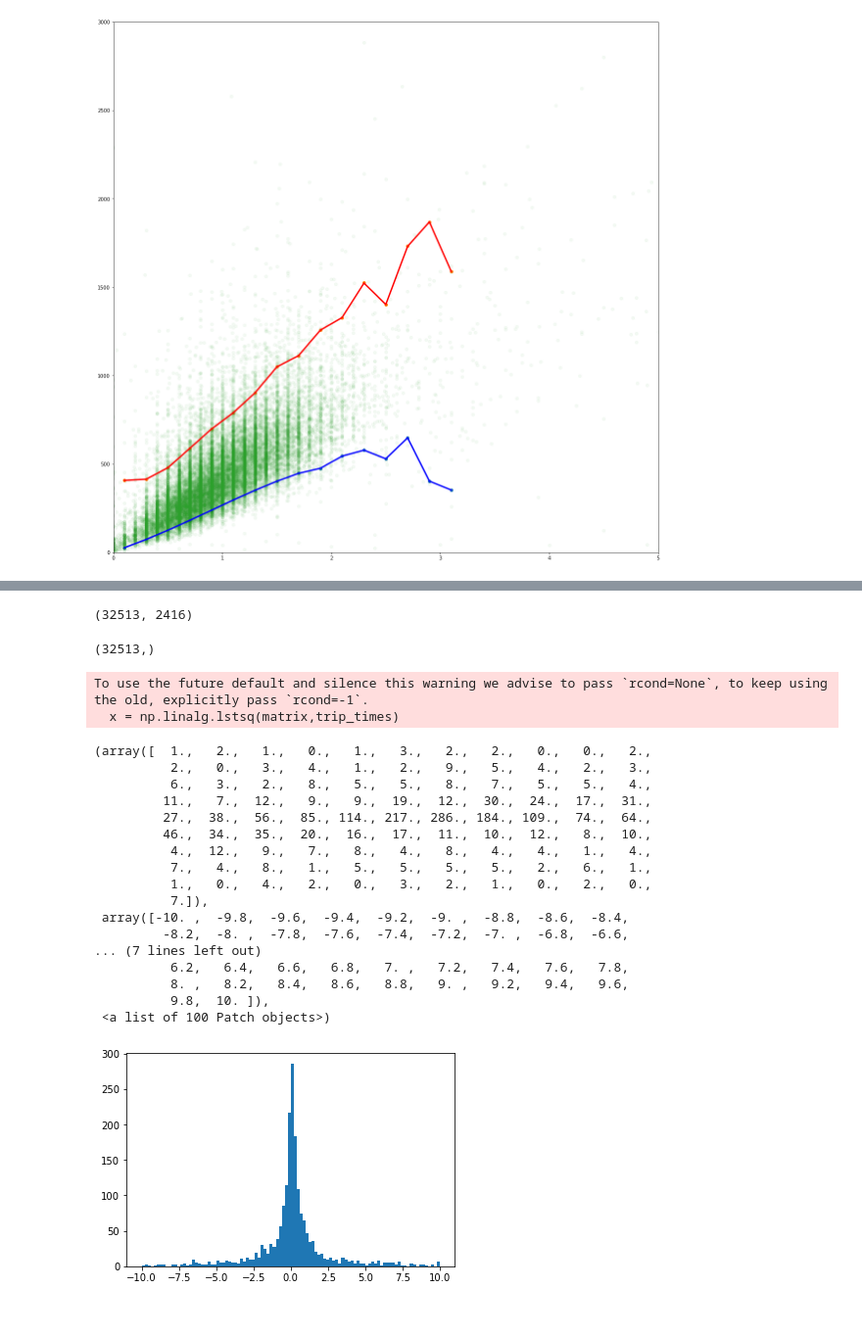
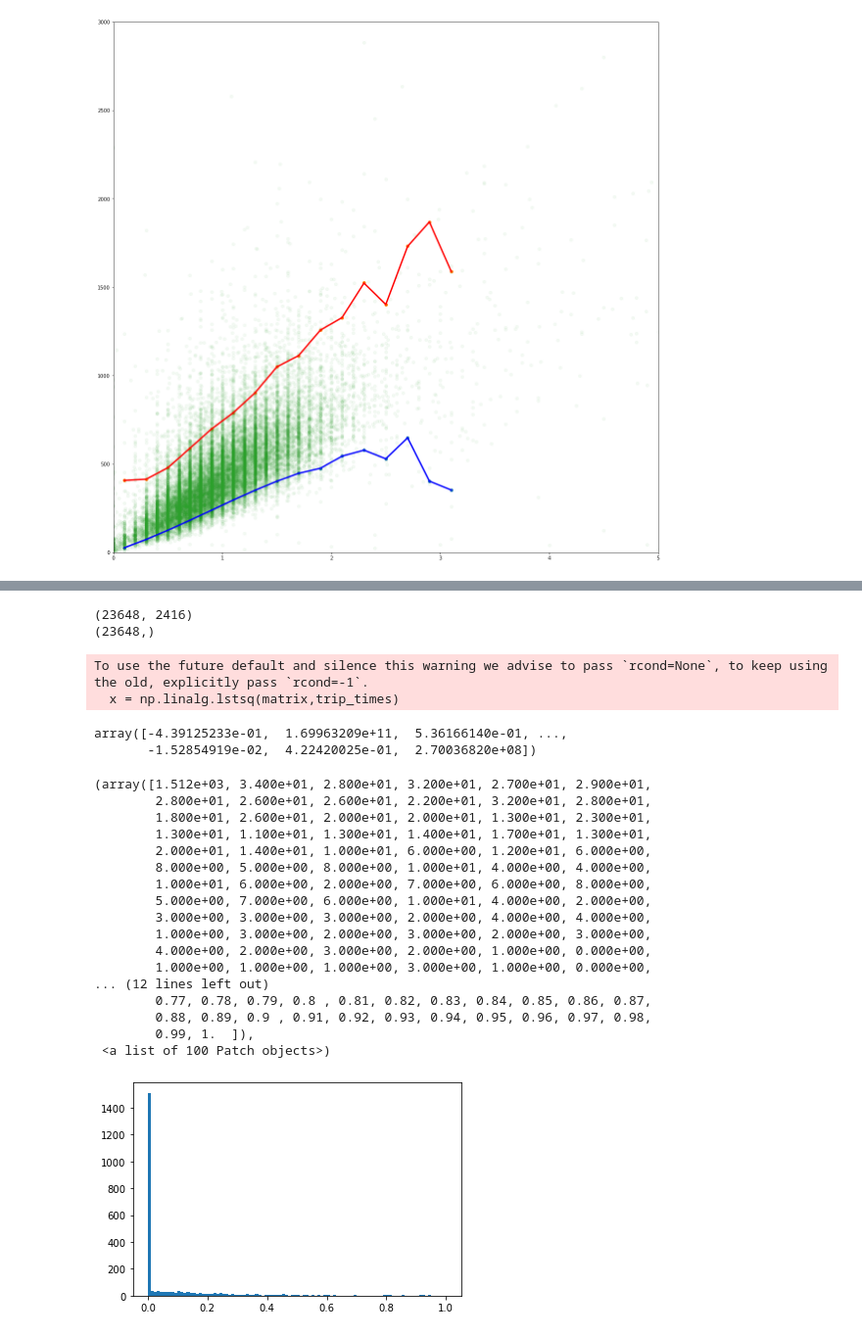
Before and after one commit to ttaylorok/nyc_taxis, a Jupyter notebook: create_network.ipynb, the cells around one changed output, grey strips where cells are left out. Shown at 98% size. Drawn from its saved outputs; the diff is of its cells as text; code cells hidden in the pictures.

```diff
--- a/create_network.ipynb
+++ b/create_network.ipynb
@@ -470,0 +420,3 @@ plt.ylim(0, 3000)
+# %%
+taxis_filt['dist_error'] = (taxis_filt['trip_distance'] - taxis_filt['path_distance_mi']).abs()
+taxis_filt2 = taxis_filt[taxis_filt['dist_error'] < 0.4]
@@ -471,36 +432,57 @@ plt.ylim(0, 3000)
+# %%
+trips = taxis_filt2.index
+matrix = np.zeros([len(trips), num_segments])
+for i in trips:
+    path_str = taxis_filt2.loc[i,'path'][1:-1].split(', ')
+    path = [int(i) for i in path_str]
+    mlocs = to_linear(path)
+    matrix[i] = mlocs
+    #break
+# print(path)
+# print(path_str)
+#list(mlocs)
+mlocs1 = np.argwhere(mlocs > 0).flatten()
+#print(path)
+lion_filt[lion_filt['m_id'].isin(mlocs1)]
 # %%
-trip_times = taxis_clipped['trip_time'].to_numpy()
+trip_times = taxis_filt2['trip_time']
-# %%
-matrix.shape
-# %% [output]
-(32513, 2416)
-# %%
-trip_times.shape
-# %% [output]
-(32513,)
+# %%
+print(matrix.shape)
+print(trip_times.shape)
+# %% [output]
+(23648, 2416)
+(23648,)
 # %%
 x = np.linalg.lstsq(matrix,trip_times)
 # %% [output]
 To use the future default and silence this warning we advise to pass `rcond=None`, to keep using the old, explicitly pass `rcond=-1`.
   x = np.linalg.lstsq(matrix,trip_times)
+# %%
+x[0]
+# %% [output]
+array([-4.39125233e-01,  1.69963209e+11,  5.36166140e-01, ...,
+       -1.52854919e-02,  4.22420025e-01,  2.70036820e+08])
+# %%
+from scipy.optimize import nnls
+x2 = nnls(matrix, trip_times)
 # %%
-plt.hist(x[0], bins = 100, range=[-10,10])
+plt.hist(x2[0], bins = 100, range=[0,1])
 # %% [output]
-(array([  1.,   2.,   1.,   0.,   1.,   3.,   2.,   2.,   0.,   0.,   2.,
-          2.,   0.,   3.,   4.,   1.,   2.,   9.,   5.,   4.,   2.,   3.,
-          6.,   3.,   2.,   8.,   5.,   5.,   8.,   7.,   5.,   5.,   4.,
-         11.,   7.,  12.,   9.,   9.,  19.,  12.,  30.,  24.,  17.,  31.,
-         27.,  38.,  56.,  85., 114., 217., 286., 184., 109.,  74.,  64.,
-         46.,  34.,  35.,  20.,  16.,  17.,  11.,  10.,  12.,   8.,  10.,
-          4.,  12.,   9.,   7.,   8.,   4.,   8.,   4.,   4.,   1.,   4.,
-          7.,   4.,   8.,   1.,   5.,   5.,   5.,   5.,   2.,   6.,   1.,
-          1.,   0.,   4.,   2.,   0.,   3.,   2.,   1.,   0.,   2.,   0.,
-          7.]),
- array([-10. ,  -9.8,  -9.6,  -9.4,  -9.2,  -9. ,  -8.8,  -8.6,  -8.4,
-         -8.2,  -8. ,  -7.8,  -7.6,  -7.4,  -7.2,  -7. ,  -6.8,  -6.6,
-... (7 lines left out)
-          6.2,   6.4,   6.6,   6.8,   7. ,   7.2,   7.4,   7.6,   7.8,
-          8. ,   8.2,   8.4,   8.6,   8.8,   9. ,   9.2,   9.4,   9.6,
-          9.8,  10. ]),
+(array([1.512e+03, 3.400e+01, 2.800e+01, 3.200e+01, 2.700e+01, 2.900e+01,
+        2.800e+01, 2.600e+01, 2.600e+01, 2.200e+01, 3.200e+01, 2.800e+01,
+        1.800e+01, 2.600e+01, 2.000e+01, 2.000e+01, 1.300e+01, 2.300e+01,
+        1.300e+01, 1.100e+01, 1.300e+01, 1.400e+01, 1.700e+01, 1.300e+01,
+        2.000e+01, 1.400e+01, 1.000e+01, 6.000e+00, 1.200e+01, 6.000e+00,
+        8.000e+00, 5.000e+00, 8.000e+00, 1.000e+01, 4.000e+00, 4.000e+00,
+        1.000e+01, 6.000e+00, 2.000e+00, 7.000e+00, 6.000e+00, 8.000e+00,
+        5.000e+00, 7.000e+00, 6.000e+00, 1.000e+01, 4.000e+00, 2.000e+00,
+        3.000e+00, 3.000e+00, 3.000e+00, 2.000e+00, 4.000e+00, 4.000e+00,
+        1.000e+00, 3.000e+00, 2.000e+00, 3.000e+00, 2.000e+00, 3.000e+00,
+        4.000e+00, 2.000e+00, 3.000e+00, 2.000e+00, 1.000e+00, 0.000e+00,
+        1.000e+00, 1.000e+00, 1.000e+00, 3.000e+00, 1.000e+00, 0.000e+00,
+... (12 lines left out)
+        0.77, 0.78, 0.79, 0.8 , 0.81, 0.82, 0.83, 0.84, 0.85, 0.86, 0.87,
+        0.88, 0.89, 0.9 , 0.91, 0.92, 0.93, 0.94, 0.95, 0.96, 0.97, 0.98,
+        0.99, 1.  ]),
  <a list of 100 Patch objects>)
-[figure, old version]
+[figure, new version]
```
Also changed, not shown: parts of 33 cells of this notebook.
